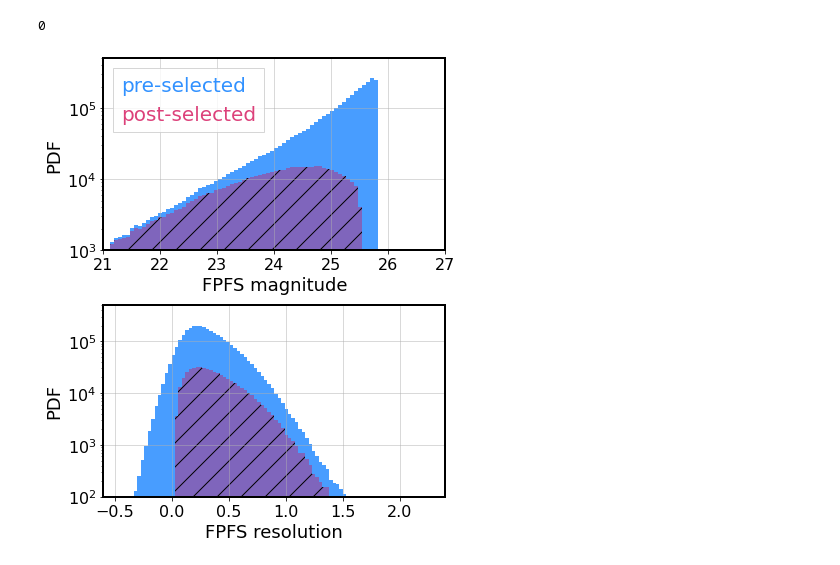
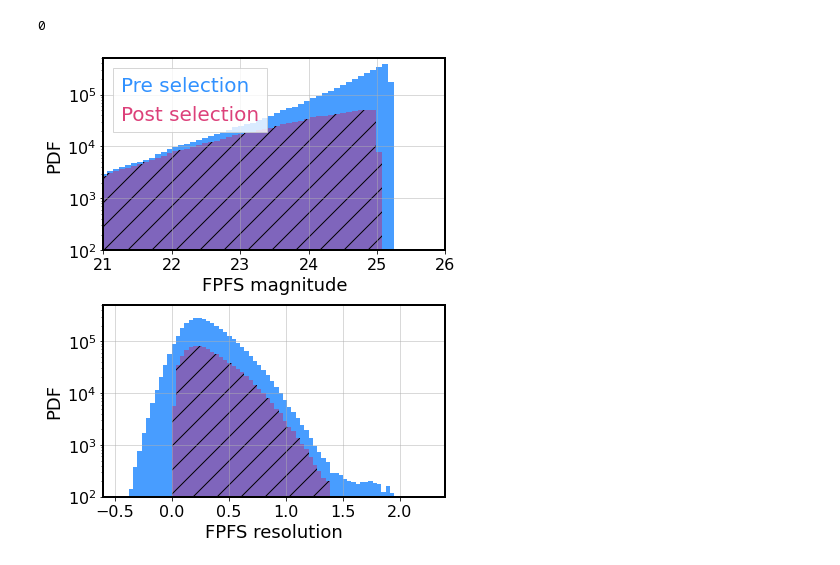
Before and after one commit to mr-superonion/FPFS_notebooks, a Jupyter notebook: ipynb/5_paper_2022/1_theory/4_1_histogram_shifted.ipynb, the cells around one changed output. Drawn from its saved outputs; the diff is of its cells as text; code cells hidden in the pictures.

```diff
--- a/ipynb/5_paper_2022/1_theory/4_1_histogram_shifted.ipynb
+++ b/ipynb/5_paper_2022/1_theory/4_1_histogram_shifted.ipynb
@@ -54,46 +57,46 @@ cut=[10**((27.-cutM)/2.5),cutR,cutP]
 fs1.update_selection_weight(selnm,cut,cutsig)
 # %%
 precut= -0.12
-nbins=   100
-m1   =   -2.5 * np.log10(mm1['fpfs_M00']) + 27.
+nbins=   80
+m1   =   -2.5 * np.log10(mm1['fpfs_M00']*1.904) + 27.
 r2   =   (mm1['fpfs_M20']+mm1['fpfs_M00'])/(mm1['fpfs_M00'])
 msk=(mm1['fpfs_v0']>precut)&(mm1['fpfs_v2']>precut)&(mm1['fpfs_v4']>precut)&(mm1['fpfs_v6']>precut)
 msk=msk&(mm1['fpfs_v1']>precut)&(mm1['fpfs_v3']>precut)&(mm1['fpfs_v5']>precut)&(mm1['fpfs_v7']>precut)
-msk=msk&(m1<25.8)
+msk=msk&(m1<25.2)
 plt.close()
 fig,axes=pltutil.make_figure_axes(nx=1,ny=2,square=False)
 ax=axes[0]
 ax.hist(m1[msk],bins=nbins,density=False,linewidth=2.,color=pltutil.colors[1],range=(20,27),\
-        label='pre-selected',alpha=0.8,histtype='stepfilled')
+        label='Pre selection',alpha=0.8,histtype='stepfilled')
 ax.hist(m1,bins=nbins,density=False,weights=fs1.ws,linewidth=2.,color=pltutil.colors[2],range=(20,27),\
-        label='post-selected',alpha=0.4,histtype='stepfilled',hatch='/')
+        label='Post selection',alpha=0.4,histtype='stepfilled',hatch='/')
 
 leg=ax.legend(loc='upper left',fontsize=20,handlelength=0,handletextpad=0,fancybox=False,markerscale=0)
 for it,text in enumerate(leg.get_texts()):
     text.set_color(pltutil.colors[it+1])
-ax.set_xlim(21,27)
-ax.set_ylim(1e3,5e5)
+ax.set_xlim(21,26.)
+ax.set_ylim(1e2,5e5)
 ax.set_yscale('log')
 ax.set_xlabel('FPFS magnitude')
 ax.set_ylabel('PDF')
 ax.grid()
 
 ax=axes[1]
 ax.hist(r2[msk],bins=nbins,density=False,linewidth=2.,color=pltutil.colors[1],range=(-0.6,2.4),\
         alpha=0.8,histtype='stepfilled')
 ax.hist(r2,bins=nbins,density=False,weights=fs1.ws,linewidth=2.,\
         color=pltutil.colors[2],range=(-0.6,2.4),\
         alpha=0.4,histtype='stepfilled',hatch='/')
 ax.set_xlim(-0.6,2.4)
 ax.set_ylim(1e2,5e5)
 ax.set_yscale('log')
 ax.set_xlabel('FPFS resolution')
 ax.set_ylabel('PDF')
 ax.grid()
 fig.tight_layout()
 
 
 gc.collect()
 fig.savefig('obsHist_shifted_det.pdf')
 # %% [output]
-[figure, old version]
+[figure, new version]
```
Also changed, not shown: parts of 1 cell of this notebook, 44 other files.
